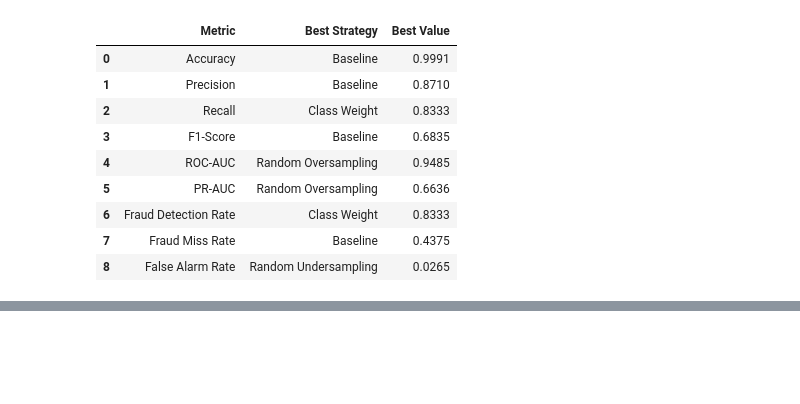
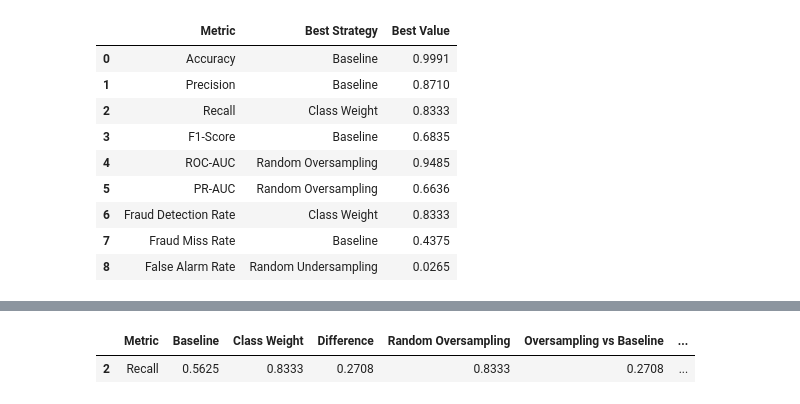
Before and after one commit to annnuspeaks/fraud-detection-system, a Jupyter notebook: notebooks/07_baseline_model.ipynb, the cells around one changed output, grey strips where cells are left out. Saved outputs shown, nothing was run; the diff lists cells and outputs as text; code cells hidden in the pictures; blank space fills up the shorter version.

```diff
--- a/notebooks/07_baseline_model.ipynb
+++ b/notebooks/07_baseline_model.ipynb
@@ -2398,0 +2475,9 @@ leader_table
+# %%
+recall_comparison = comparison_table[
+    comparison_table["Metric"] == "Recall"
+]
+
+recall_comparison
+# %% [output]
+|  | Metric | Baseline | Class Weight | Difference | Random Oversampling | Oversampling vs Baseline | ... |
+| 2 | Recall | 0.5625 | 0.8333 | 0.2708 | 0.8333 | 0.2708 | ... |
```
Also changed, not shown: parts of 35 cells of this notebook, 6 other files.
